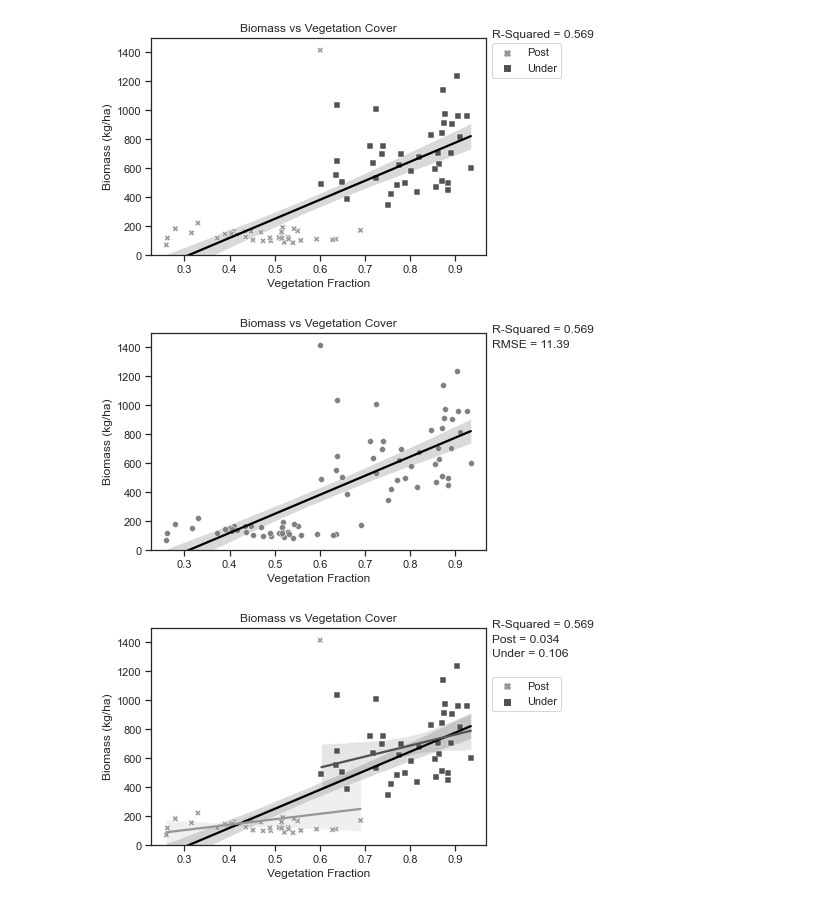
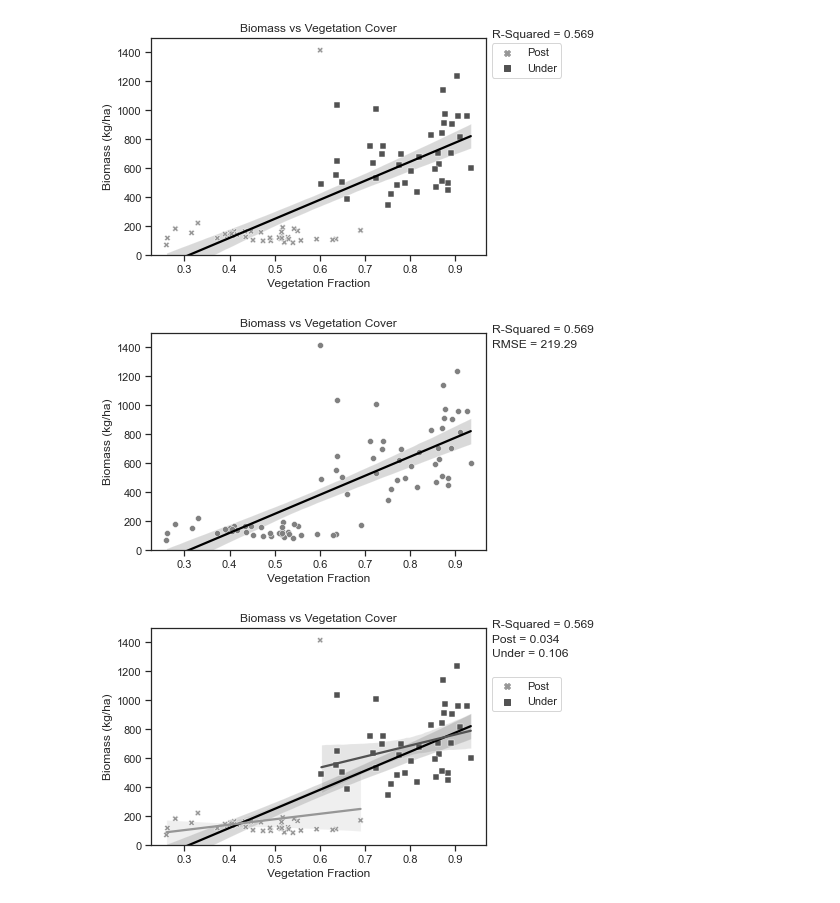
Before and after one commit to LRosen656/USDA_GEMS_TASK1, a Jupyter notebook: 6.0_Plot_Oat_Results.ipynb, the cells around one changed output. Cells and saved outputs as stored; diff of their text form; code cells hidden in the pictures.

Commit message:
Fixed RMSE

```diff
--- a/6.0_Plot_Oat_Results.ipynb
+++ b/6.0_Plot_Oat_Results.ipynb
@@ -521,12 +521,25 @@ Harvest
 120 rows × 29 columns
 # %%
 Harvest = Harvest[(Harvest["Cover"]!="Fallow")]               ## Removes all fallow plots (e.g. no data)
+# %%
+##Defining RMSE
+def rmse(x,y, summary):
+    y_true = y
+    slope = summary.slope
+    intercept = summary.intercept
+    y_pred= x*slope + intercept                       ##Line Equation
+    result = np.sqrt(((y_pred - y_true)**2).mean())
+    return(result)
 # %%
 Correlation = []
 
 R_Squared = []
 
+P_Value = []
+
 RMSE = []
+
+Slope = []
 # %%
 ## Biomass vs VC (from EXGR Zero)
 summary = stats.linregress(Harvest["Vegetation_Fraction"], Harvest["Biomass"])
@@ -548,25 +561,26 @@ plt.savefig(graph_out + "Biomass_VC", bbox_inches = "tight", dpi = 300)
 # %%
 ## Biomass vs VC (from EXGR Zero)
 summary = stats.linregress(Harvest["Vegetation_Fraction"], Harvest["Biomass"])
 Correlation.append("Biomass_VF")
+P_Value.append(summary.pvalue)
 R_Squared.append(summary.rvalue**2)
-RMSE.append(np.sqrt(summary.stderr))
-
+RMSE.append(rmse(Harvest["Vegetation_Fraction"], Harvest["Biomass"], summary))
+Slope.append(summary.slope)
 
 
 sns.set_theme(style ="ticks")
 line = sns.regplot(x = "Vegetation_Fraction", y = "Biomass", data = Harvest, scatter = False, color = "black")  ## TrendLine
 line.set(ylim = (0, 1500))
 line.text(.98, 1500, "R-Squared = " + "{:.3f}".format(summary.rvalue**2)) ## R-Squared
-line.text(.98, 1400, "RMSE = " + "{:.2f}".format(np.sqrt(summary.stderr))) ## RMSE
+line.text(.98, 1400, "RMSE = " + "{:.2f}".format(rmse(Harvest["Vegetation_Fraction"], Harvest["Biomass"], summary))) ## RMSE
 ax = sns.scatterplot(x = "Vegetation_Fraction", y = "Biomass", data = Harvest, color = "Grey", legend = False)
 ax.set(xlabel = "Vegetation Fraction", ylabel = "Biomass (kg/ha)",
        title = "Biomass vs Vegetation Cover")
 
 
 plt.savefig(graph_out + "Biomass_VC_C", bbox_inches = "tight", dpi = 300)
 # %% [output]
-[figure, old version]
+[figure, new version]
 # %%
 ## Biomass vs VC (from EXGR Zero)
 summary = stats.linregress(Harvest["Vegetation_Fraction"], Harvest["Biomass"])
```
Also changed, not shown: parts of 20 cells of this notebook, 48 other files.
